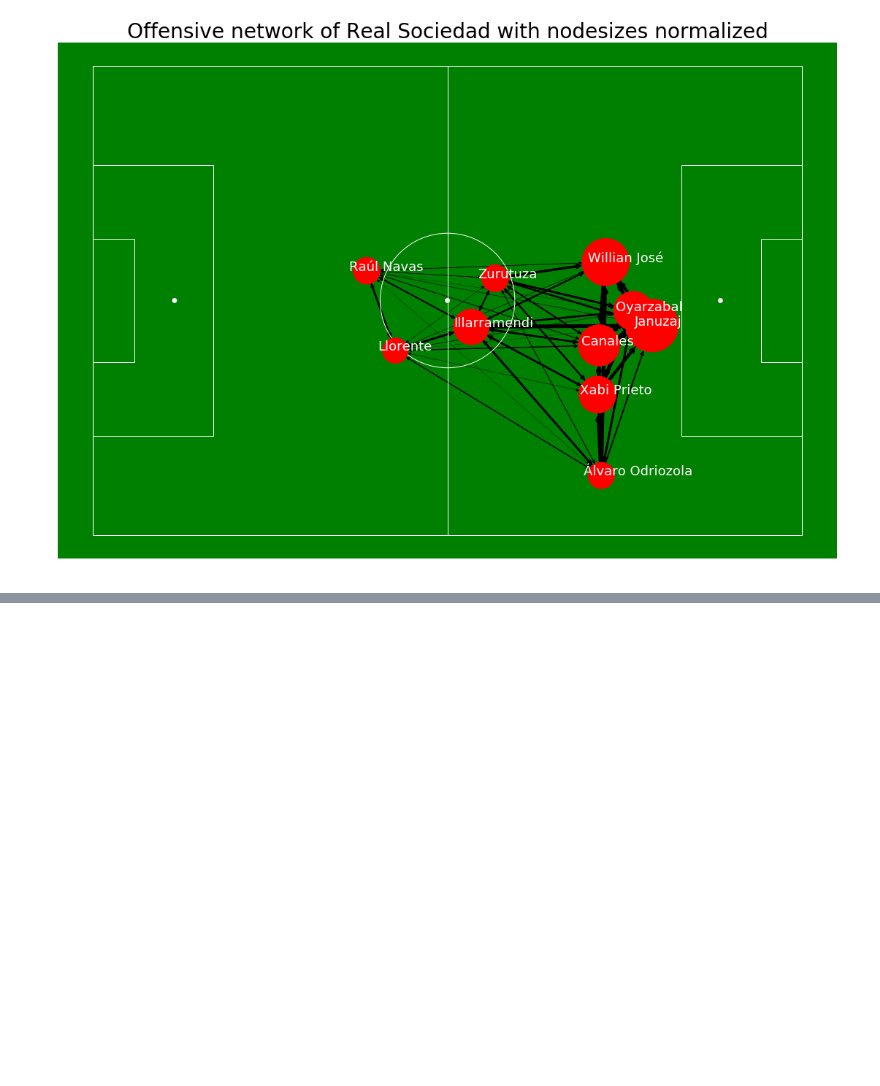
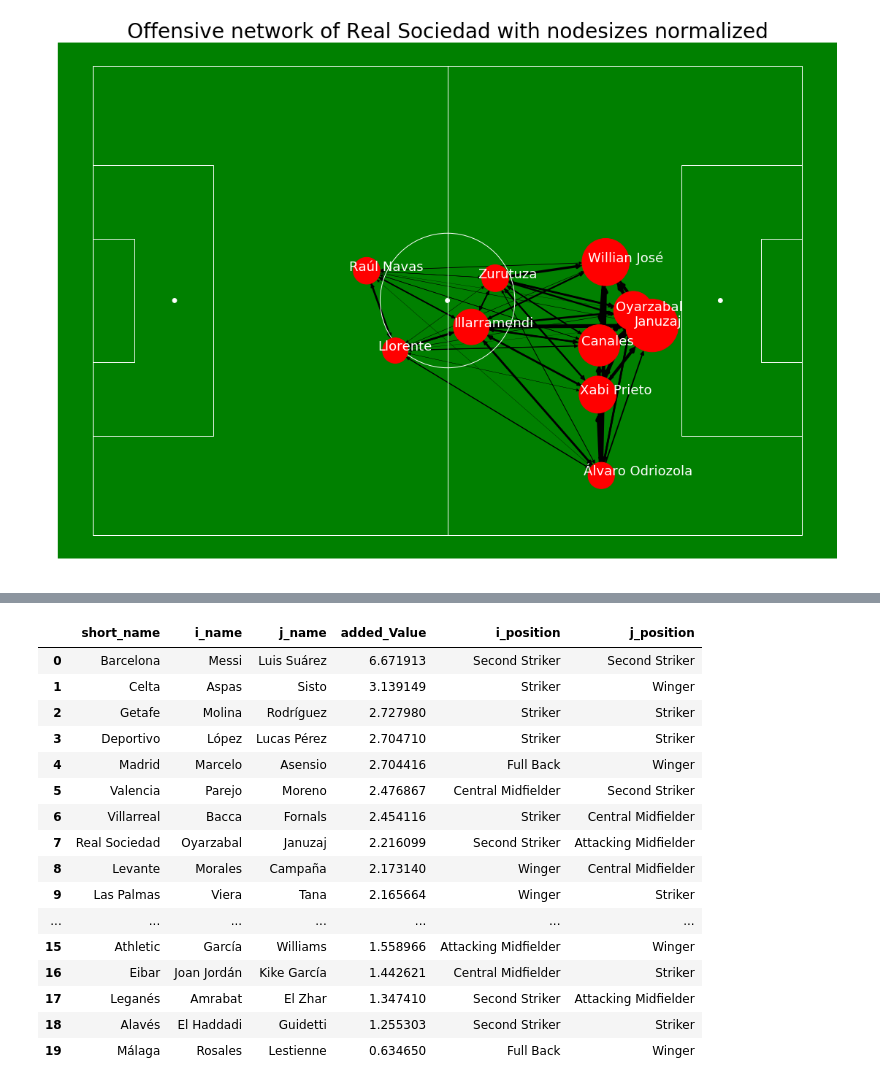
Before and after one commit to Nickfis/football_network_analysis, a Jupyter notebook: Football_NetworkAnalysis.ipynb, the cells around one changed output, grey strips where cells are left out. Saved outputs shown, nothing was run; the diff lists cells and outputs as text; code cells hidden in the pictures; blank space fills up the shorter version.

```diff
--- a/project.ipynb
+++ b/Football_NetworkAnalysis.ipynb
@@ -166,4 +174,4 @@ for team in possession['team_id'].unique():
             # filling up the values
             adj_matrix.loc[i,j]+=value
 
-    adj_matrix.to_csv('/data/xg_adj_matrix_'+str(team)+'.csv')
+    adj_matrix.to_csv('data/xg_adj_matrix_'+str(team)+'.csv')
@@ -516,9 +527,7 @@ for t in adj_matrix_files:
 
 duos_df = pd.DataFrame(duos, columns=['player_i', 'player_j']).join(pd.DataFrame(duo_addedGoals, columns=['added_Value'])).join(pd.DataFrame(teams, columns=['team_id']))
 
-#pd.merge(duos_df, allplayers[['player_id', 'last_name']], how='left', left_on=['player_i'], right_on=['player_id'])
 # getting the name of the i player_id (take known name if it exists)
-# that's why it's so unbelievable ugly code, because we have to go through every row to check whether there is a more recognizable naem
 player_i = pd.merge(pd.DataFrame(duos_df['player_i']),allplayers[['player_id', 'last_name', 'known_name', 'real_position']], how='left', left_on=['player_i'], right_on=['player_id'])
 player_i.index = player_i['player_i']
 
@@ -527,34 +536,48 @@ for i in player_i.index:
         player_i.loc[i,'last_name'] = player_i.loc[i,'known_name']
 
 player_i = player_i[['player_i', 'last_name', 'real_position']]
 
 player_i.columns = ['player_id', 'i_name', 'i_position']
 
 # create the second player
 player_j = pd.merge(pd.DataFrame(duos_df['player_j']),allplayers[['player_id', 'last_name', 'known_name', 'real_position']], how='left', left_on=['player_j'], right_on=['player_id'])
 player_j.index = player_j['player_j']
 
 for i in player_j.index:
     if player_j.loc[i,'known_name']==player_j.loc[i,'known_name']:
         player_j.loc[i,'last_name'] = player_j.loc[i,'known_name']
 
 player_j = player_j[['player_j', 'last_name', 'real_position']]
 
 player_j.columns = ['player_id', 'j_name', 'j_position']
 
 # create original dataframe to present
 # first add player_i
 duos_df = pd.merge(duos_df, player_i, how='left', left_on='player_i', right_on='player_id')
 # then add player_j
 duos_df = pd.merge(duos_df, player_j, how='left', left_on='player_j', right_on='player_id')
-duos_df
 
 # adding teams to the df
 teams_df = pd.read_csv('teams.csv')
 duos_df['team_id'] = duos_df['team_id'].astype(int)
 duos_df = pd.merge(duos_df, teams_df[['team_id', 'short_name']], how='left', on='team_id')
 
-duos_df
-
 duos_df[['short_name','i_name', 'j_name', 'added_Value', 'i_position', 'j_position']].sort_values(by='added_Value', ascending=False).reset_index(drop=True)
-i_duos_df
+# %% [output]
+|  | short_name | i_name | j_name | added_Value | i_position | j_position |
+| 0 | Barcelona | Messi | Luis Suárez | 6.671913 | Second Striker | Second Striker |
+| 1 | Celta | Aspas | Sisto | 3.139149 | Striker | Winger |
+| 2 | Getafe | Molina | Rodríguez | 2.727980 | Striker | Striker |
+| 3 | Deportivo | López | Lucas Pérez | 2.704710 | Striker | Striker |
+| 4 | Madrid | Marcelo | Asensio | 2.704416 | Full Back | Winger |
+| 5 | Valencia | Parejo | Moreno | 2.476867 | Central Midfielder | Second Striker |
+| 6 | Villarreal | Bacca | Fornals | 2.454116 | Striker | Central Midfielder |
+| 7 | Real Sociedad | Oyarzabal | Januzaj | 2.216099 | Second Striker | Attacking Midfielder |
+| 8 | Levante | Morales | Campaña | 2.173140 | Winger | Central Midfielder |
+| 9 | Las Palmas | Viera | Tana | 2.165664 | Winger | Striker |
+| ... | ... | ... | ... | ... | ... | ... |
+| 15 | Athletic | García | Williams | 1.558966 | Attacking Midfielder | Winger |
+| 16 | Eibar | Joan Jordán | Kike García | 1.442621 | Central Midfielder | Striker |
+| 17 | Leganés | Amrabat | El Zhar | 1.347410 | Second Striker | Attacking Midfielder |
+| 18 | Alavés | El Haddadi | Guidetti | 1.255303 | Second Striker | Striker |
+| 19 | Málaga | Rosales | Lestienne | 0.634650 | Full Back | Winger |
```
Also changed, not shown: parts of 6 cells of this notebook.
